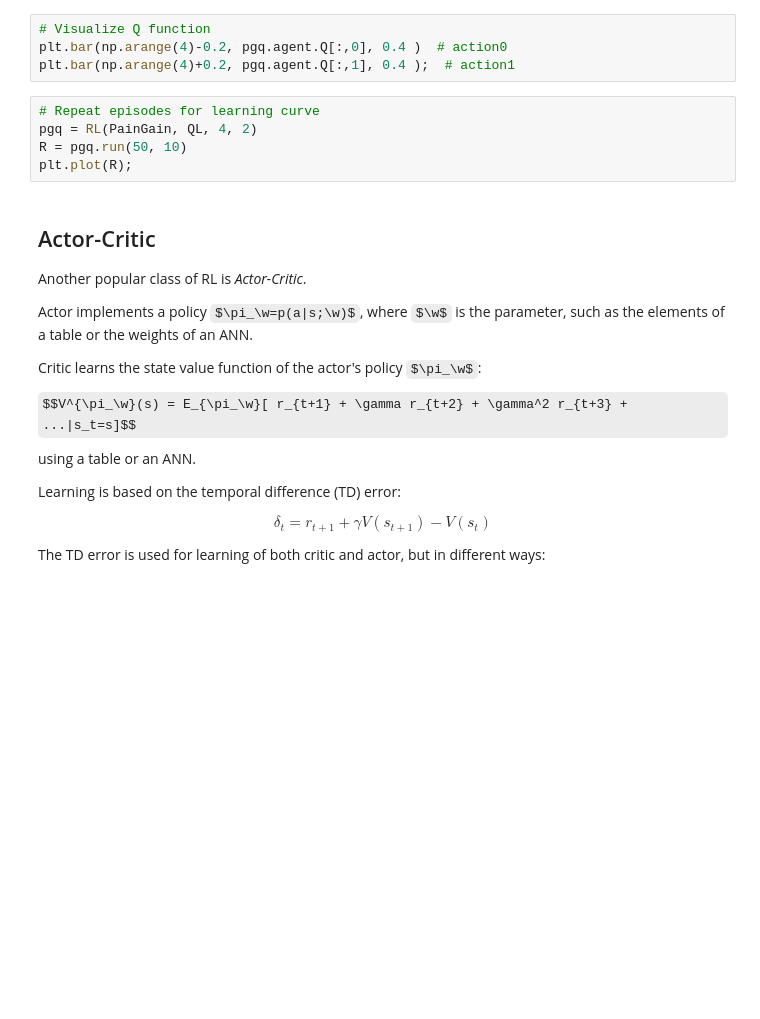
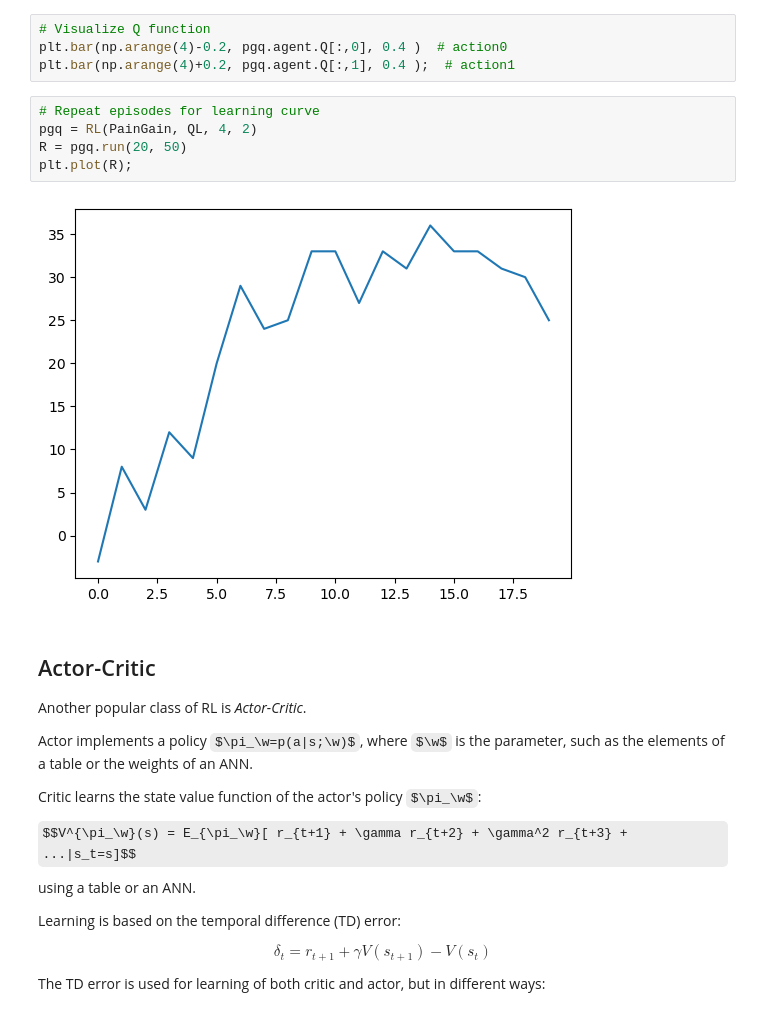
Before and after one commit to oist/BrainComputation, a Jupyter notebook: Reinforcement.ipynb, the cells around one changed output. Saved outputs shown, nothing was run; the diff lists cells and outputs as text; some formulas as TeX source; blank space fills up the shorter version.

```diff
--- a/Reinforcement.ipynb
+++ b/Reinforcement.ipynb
@@ -303,8 +317,10 @@ plt.bar(np.arange(4)+0.2, pgq.agent.Q[:,1], 0.4 );  # action1
 # %%
 # Repeat episodes for learning curve
 pgq = RL(PainGain, QL, 4, 2)
-R = pgq.run(50, 10)
+R = pgq.run(20, 50)
 plt.plot(R);
+# %% [output]
+[figure, added]
 # %% [markdown]
 ## Actor-Critic
 Another popular class of RL is *Actor-Critic*.
```
Also changed, not shown: parts of 4 cells of this notebook, 4 other files.
